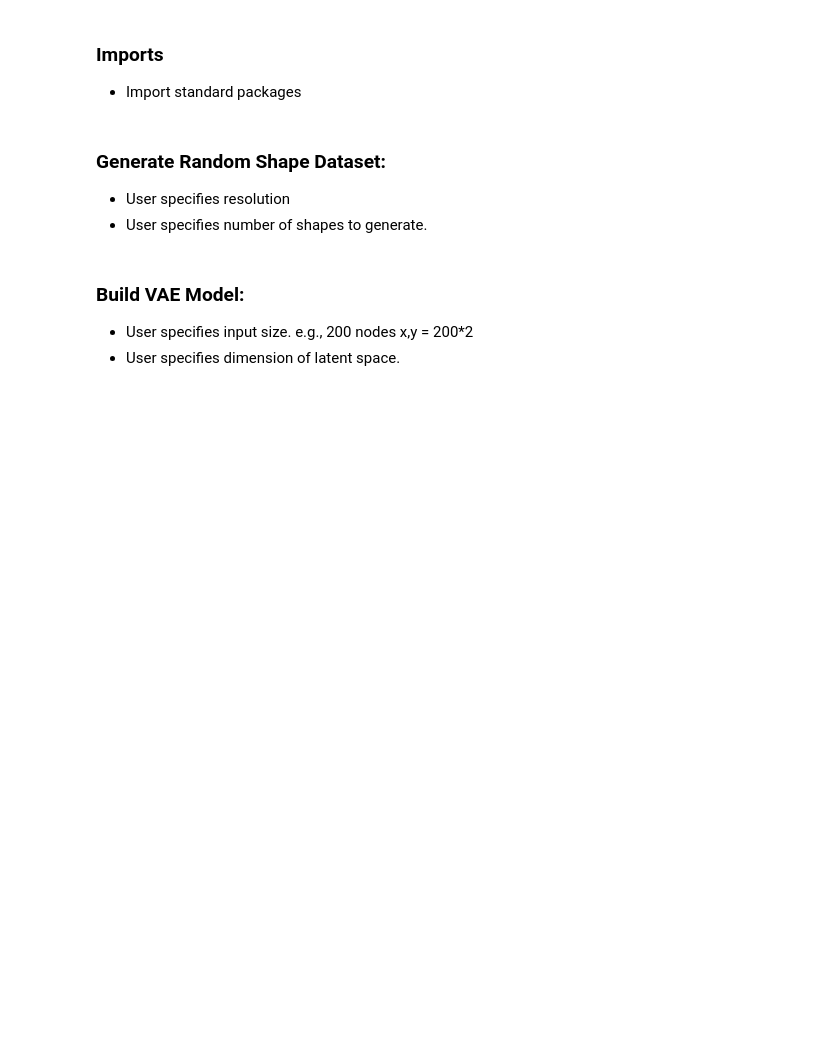
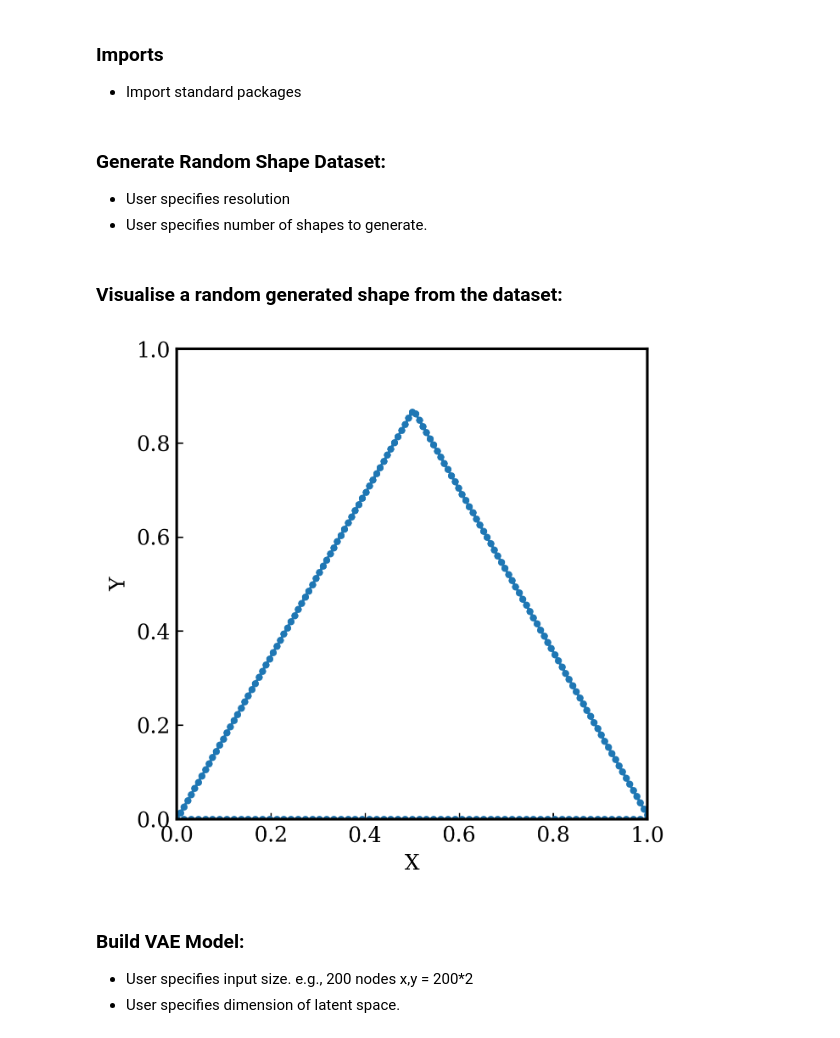
Before and after one commit to jhell1717/latentoptim, a Jupyter notebook: examples/vae_examples/colab/colab_example.ipynb, the cells around one changed output. Drawn from its saved outputs; the diff is of its cells as text; code cells hidden in the pictures; blank space fills up the shorter version.

```diff
--- a/examples/vae_examples/colab/colab_example.ipynb
+++ b/examples/vae_examples/colab/colab_example.ipynb
@@ -35,6 +36,13 @@ with open(file_path[0], "wb") as f:
     pickle.dump(shape_data, f)
 
 dataset = vae.ShapeData(shape_data) # Create dataset object
+# %% [markdown]
+### Visualise a random generated shape from the dataset:
+# %%
+random_shape_id = np.random.choice(range(0,len(dataset.shapes))) # Select random test index.
+dataset.shapes[random_shape_id].plot() # Visualise shape.
+# %% [output]
+[figure, added]
 # %% [markdown]
 ### Build VAE Model:
 * User specifies input size. e.g., 200 nodes x,y = 200*2
```
Also changed, not shown: parts of 4 cells of this notebook.
